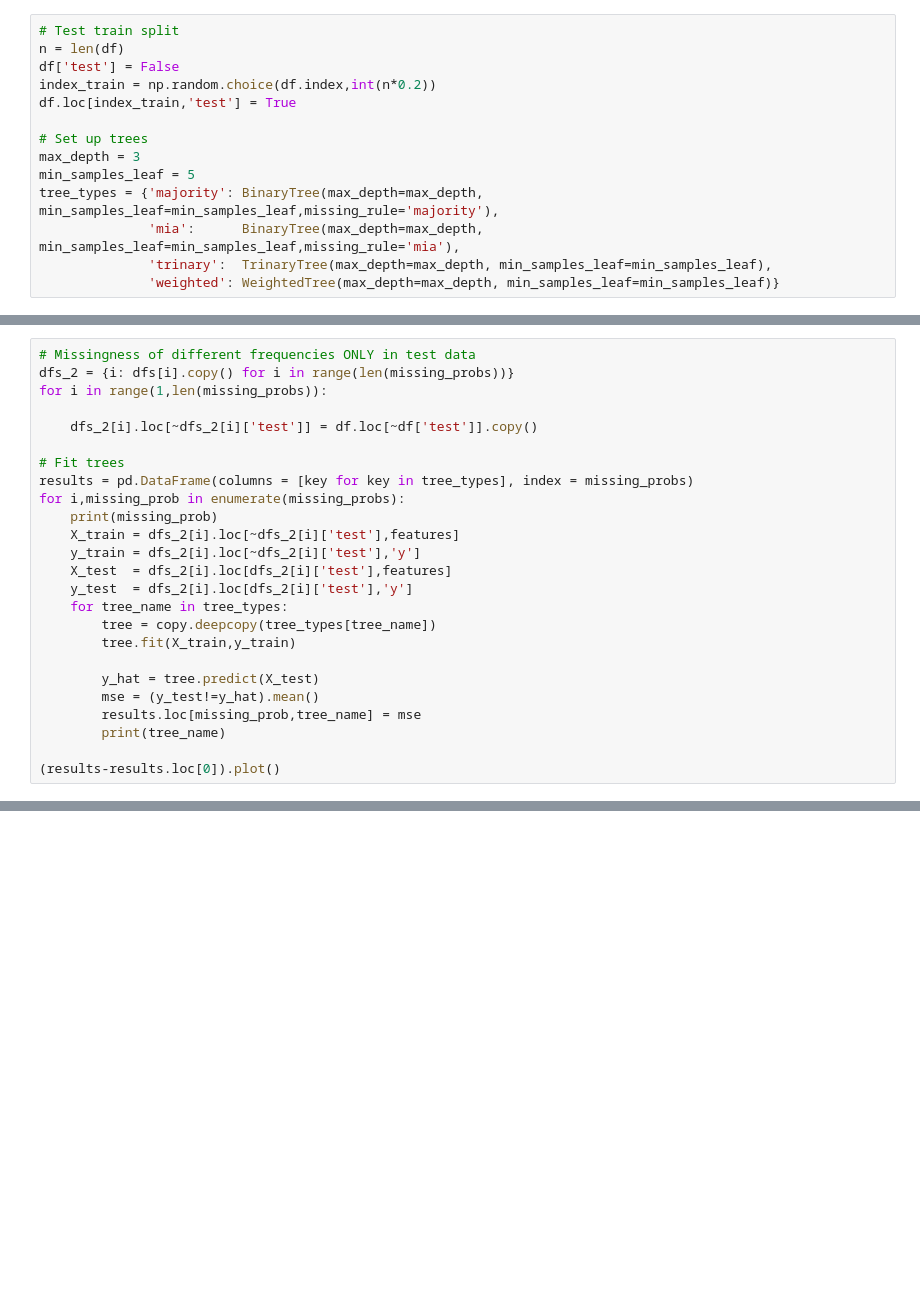
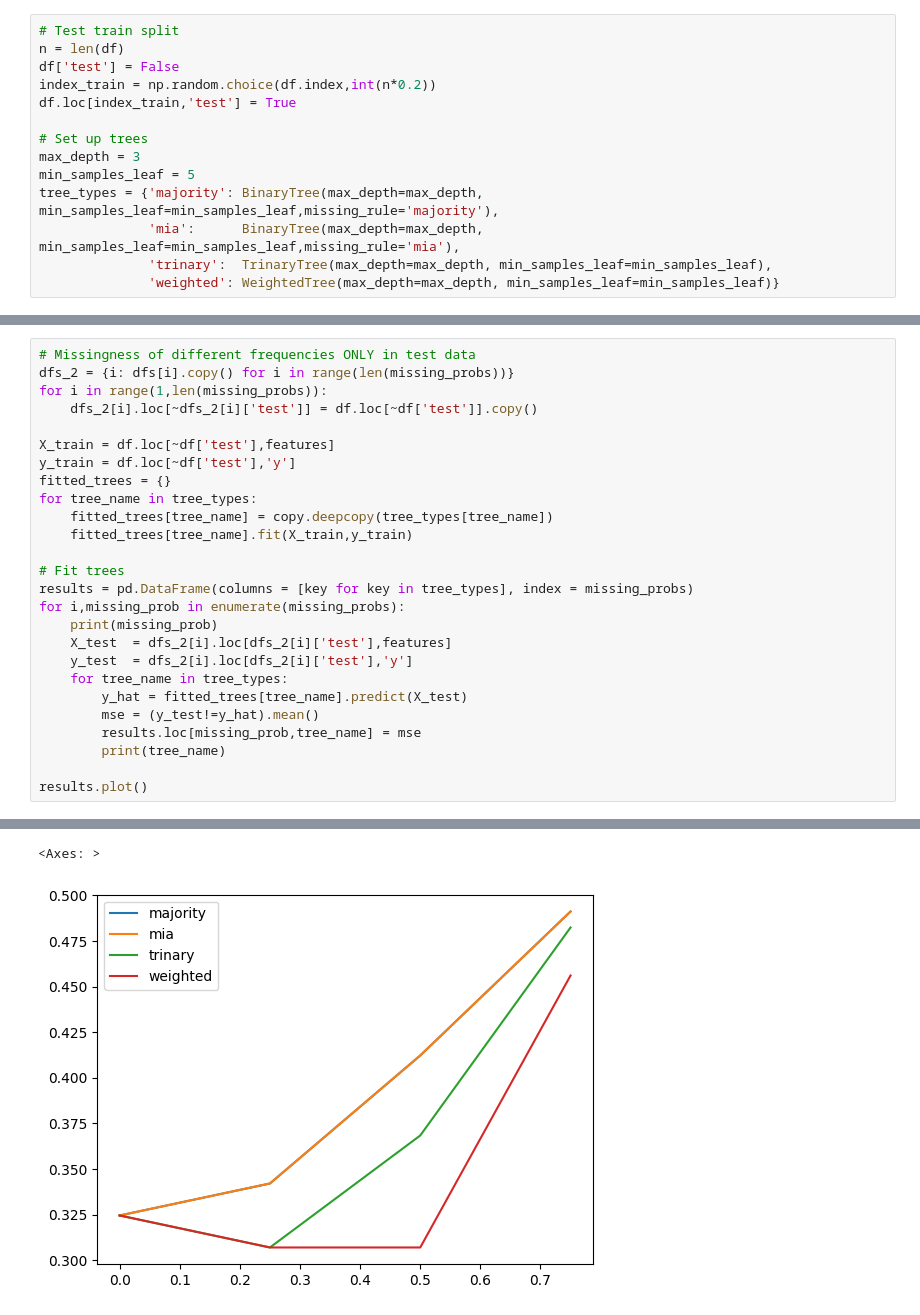
Before and after one commit to henningzakrisson/trinary-tree, a Jupyter notebook: example_notebooks/MCAR_examples_real.ipynb, the cells around one changed output, grey strips where cells are left out. Drawn from its saved outputs; the diff is of its cells as text; blank space fills up the shorter version.

```diff
--- a/example_notebooks/MCAR_examples_real.ipynb
+++ b/example_notebooks/MCAR_examples_real.ipynb
@@ -96,24 +73,26 @@ weighted
 # Missingness of different frequencies ONLY in test data
 dfs_2 = {i: dfs[i].copy() for i in range(len(missing_probs))}
 for i in range(1,len(missing_probs)):
+    dfs_2[i].loc[~dfs_2[i]['test']] = df.loc[~df['test']].copy()
 
-    dfs_2[i].loc[~dfs_2[i]['test']] = df.loc[~df['test']].copy()
+X_train = df.loc[~df['test'],features]
+y_train = df.loc[~df['test'],'y']
+fitted_trees = {}
+for tree_name in tree_types:
+    fitted_trees[tree_name] = copy.deepcopy(tree_types[tree_name])
+    fitted_trees[tree_name].fit(X_train,y_train)
 
 # Fit trees
 results = pd.DataFrame(columns = [key for key in tree_types], index = missing_probs)
 for i,missing_prob in enumerate(missing_probs):
     print(missing_prob)
-    X_train = dfs_2[i].loc[~dfs_2[i]['test'],features]
-    y_train = dfs_2[i].loc[~dfs_2[i]['test'],'y']
     X_test  = dfs_2[i].loc[dfs_2[i]['test'],features]
     y_test  = dfs_2[i].loc[dfs_2[i]['test'],'y']
     for tree_name in tree_types:
-        tree = copy.deepcopy(tree_types[tree_name])
-        tree.fit(X_train,y_train)
-
-        y_hat = tree.predict(X_test)
+        y_hat = fitted_trees[tree_name].predict(X_test)
         mse = (y_test!=y_hat).mean()
         results.loc[missing_prob,tree_name] = mse
         print(tree_name)
 
-(results-results.loc[0]).plot()
+results.plot()
+# %% [output]
@@ -119,0 +119,2 @@ for i,missing_prob in enumerate(missing_probs):
+<Axes: >
+[figure, added]
```
Also changed, not shown: parts of 3 cells of this notebook, 4 other files.
